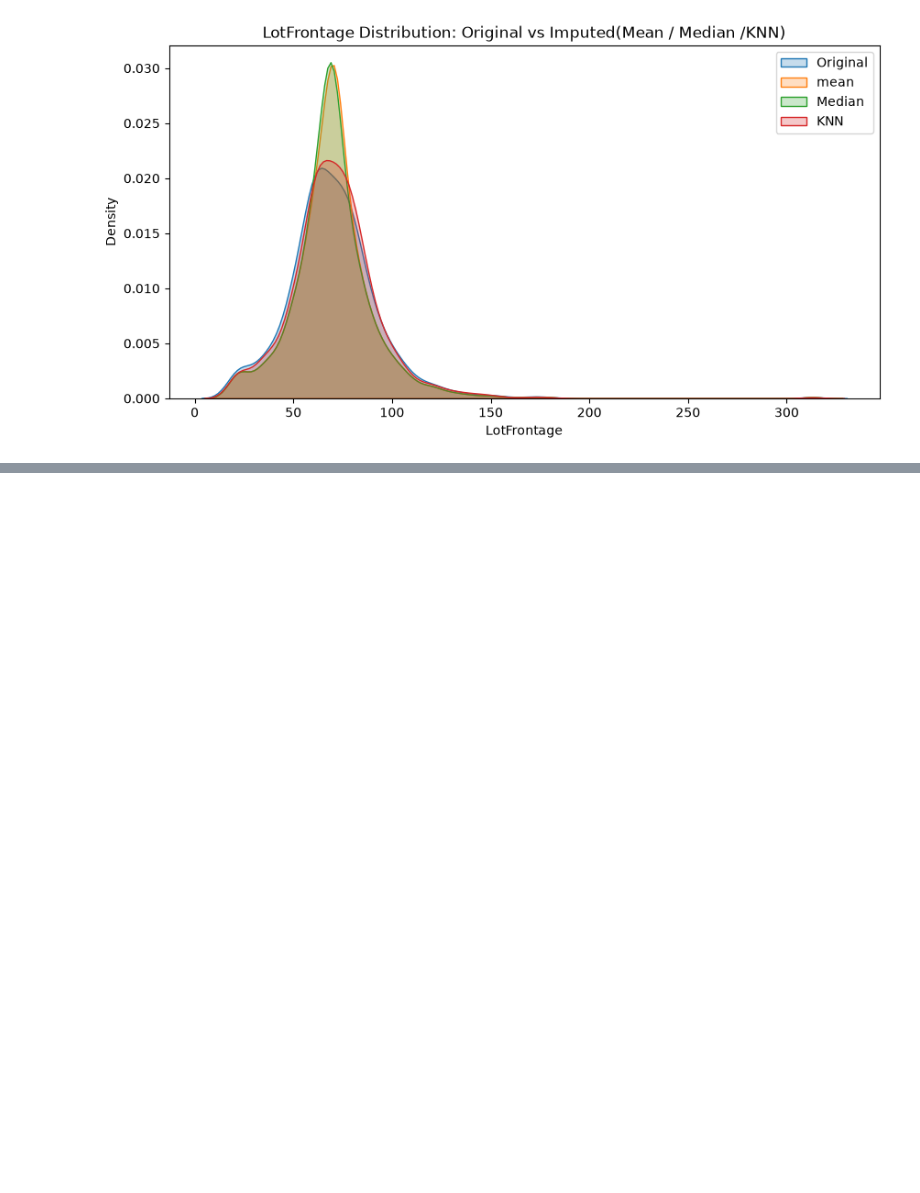
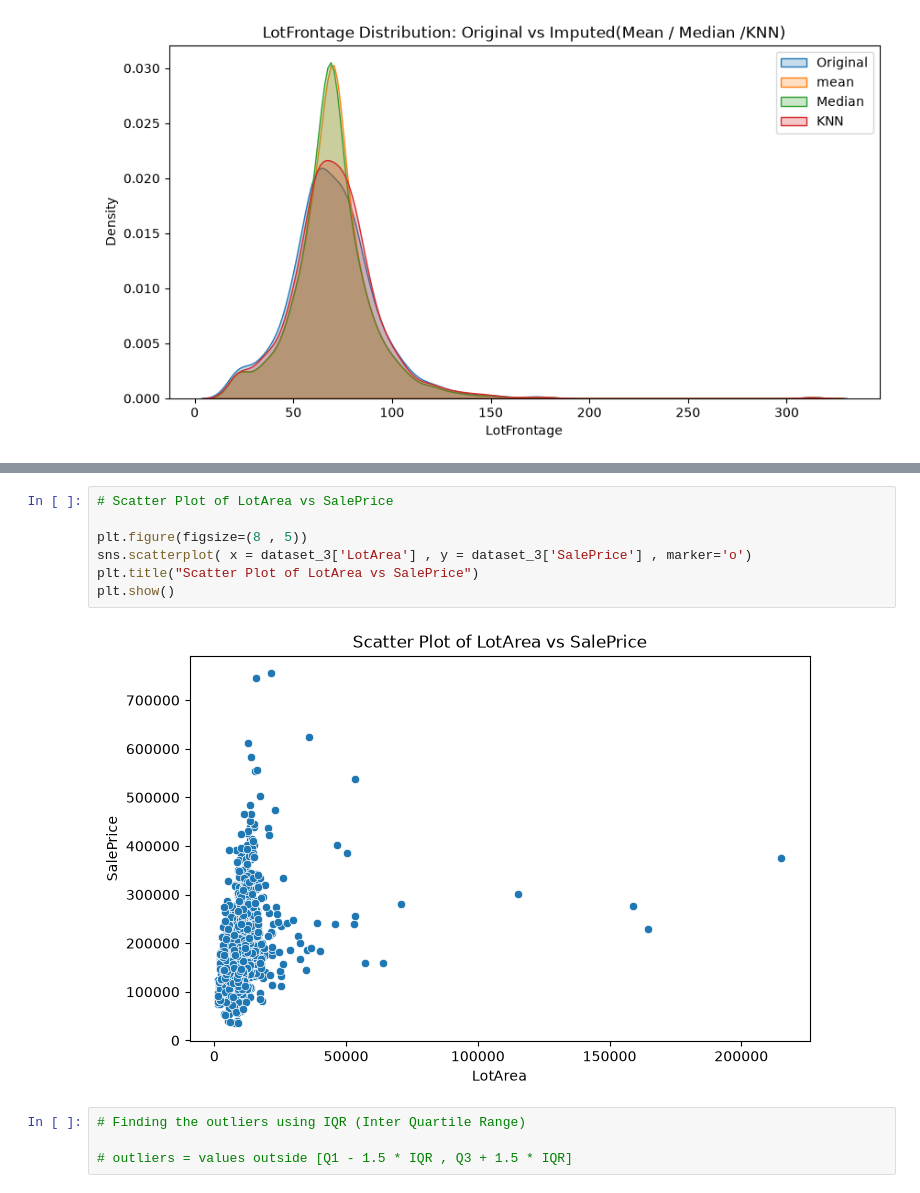
Before and after one commit to manojbalineni/Gen-AI, a Jupyter notebook: 10_Feature_Engineering/02_Feature_Engineering.ipynb, the cells around one changed output, grey strips where cells are left out. Drawn from its saved outputs; the diff is of its cells as text; blank space fills up the shorter version.

```diff
--- a/10_Feature_Engineering/02_Feature_Engineering.ipynb
+++ b/10_Feature_Engineering/02_Feature_Engineering.ipynb
@@ -517,0 +750,13 @@ plt.show()
+# %%
+# Scatter Plot of LotArea vs SalePrice
+
+plt.figure(figsize=(8 , 5))
+sns.scatterplot( x = dataset_3['LotArea'] , y = dataset_3['SalePrice'] , marker='o')
+plt.title("Scatter Plot of LotArea vs SalePrice")
+plt.show()
+# %% [output]
+[figure, added]
+# %%
+# Finding the outliers using IQR (Inter Quartile Range)
+
+# outliers = values outside [Q1 - 1.5 * IQR , Q3 + 1.5 * IQR]
```
Also changed, not shown: parts of 44 cells of this notebook.
